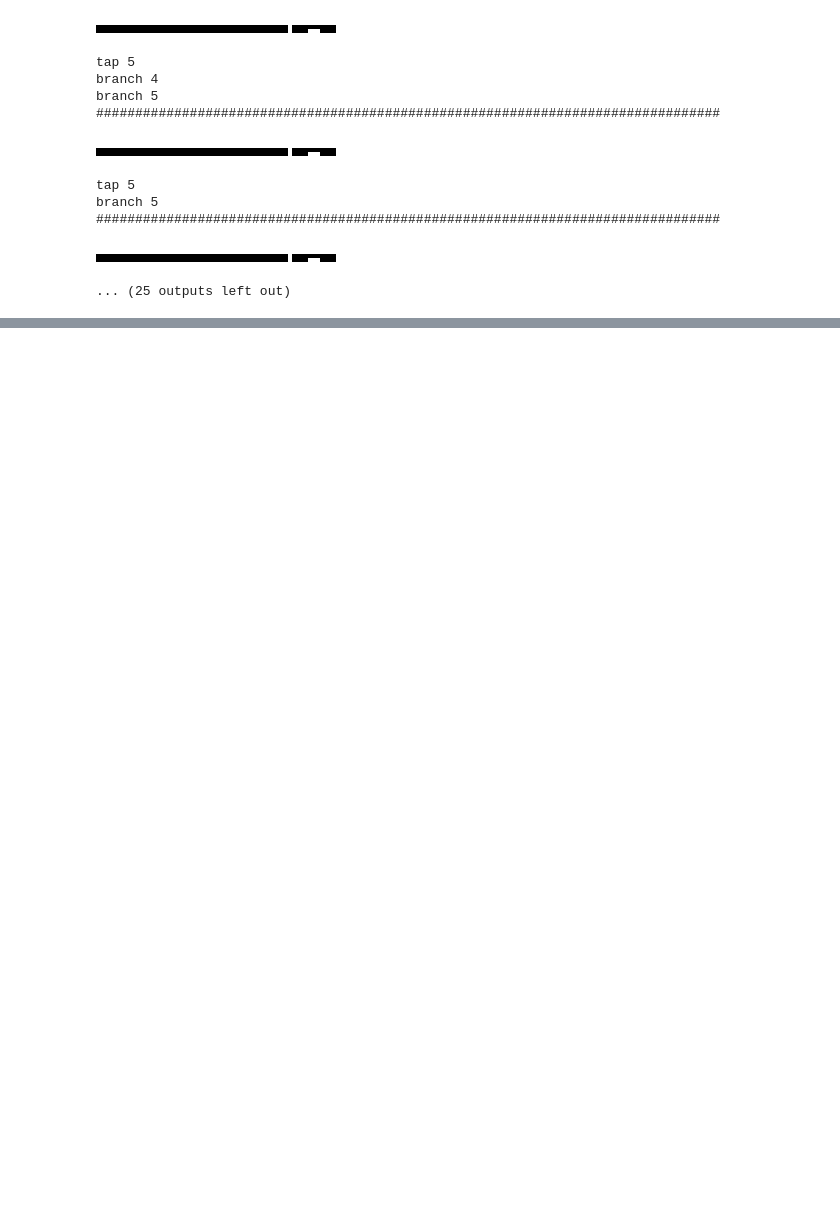
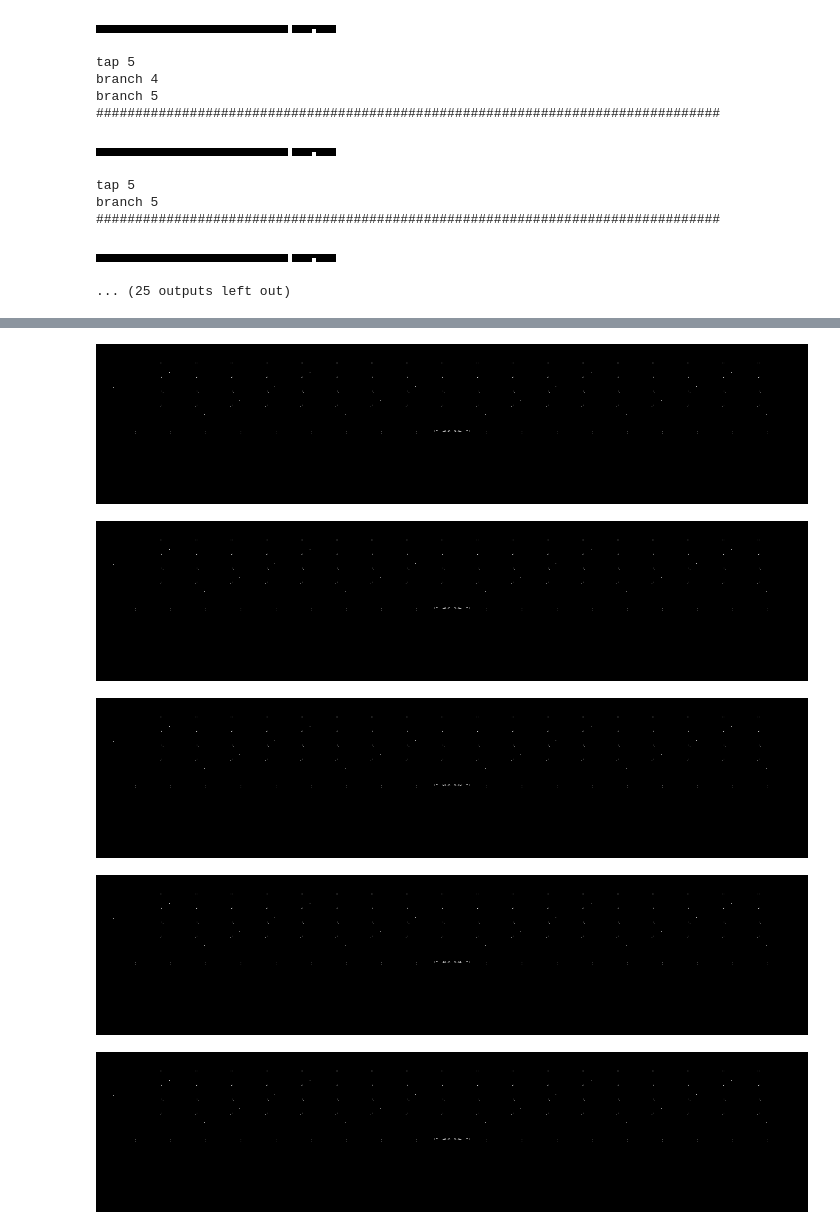
Before and after one commit to YosysHQ/apicula, a Jupyter notebook: clock_experiments.ipynb, the cells around one changed output, grey strips where cells are left out. Drawn from its saved outputs; the diff is of its cells as text; code cells hidden in the pictures; blank space fills up the shorter version.

```diff
--- a/clock_experiments.ipynb
+++ b/clock_experiments.ipynb
@@ -379,0 +436,38 @@ Since I don't have a trivial way to make it use any other mux voluntarily, fuzzi
+# %%
+mod = codegen.Module()
+cst = codegen.Constraints()
+
+clks = [ibuf(mod, cst, p) for p in true_pins]
+
+for i in range(2, 6):
+    for j in range(2, 20):
+        flop = dff(mod, cst, i, j)
+
+bs_base, hdr, ftr, posp, config = tiled_fuzzer.run_pnr(mod, cst, {})
+
+clk_sweep_bs = []
+for k in range(5):
+    mod = codegen.Module()
+    cst = codegen.Constraints()
+
+    clks = [ibuf(mod, cst, p) for p in true_pins]
+
+    for i, clk in enumerate(clks[:-1]):
+        for j in range(2, 20):
+            flop = dff(mod, cst, 2+i, j)
+            if i == k:
+                mod.assigns.append((flop, clks[-1]))
+            else:
+                mod.assigns.append((flop, clk))
+
+    bs_tmp, hdr, ftr, posp, config = tiled_fuzzer.run_pnr(mod, cst, {})
+    clk_sweep_bs.append(bs_tmp)
+
+for mybs in clk_sweep_bs:
+    display(bslib.display(None, mybs^bs_base))
+# %% [output]
+[figure, added]
+[figure, added]
+[figure, added]
+[figure, added]
+[figure, added]
```
Also changed, not shown: parts of 16 cells of this notebook, 1 other file.
